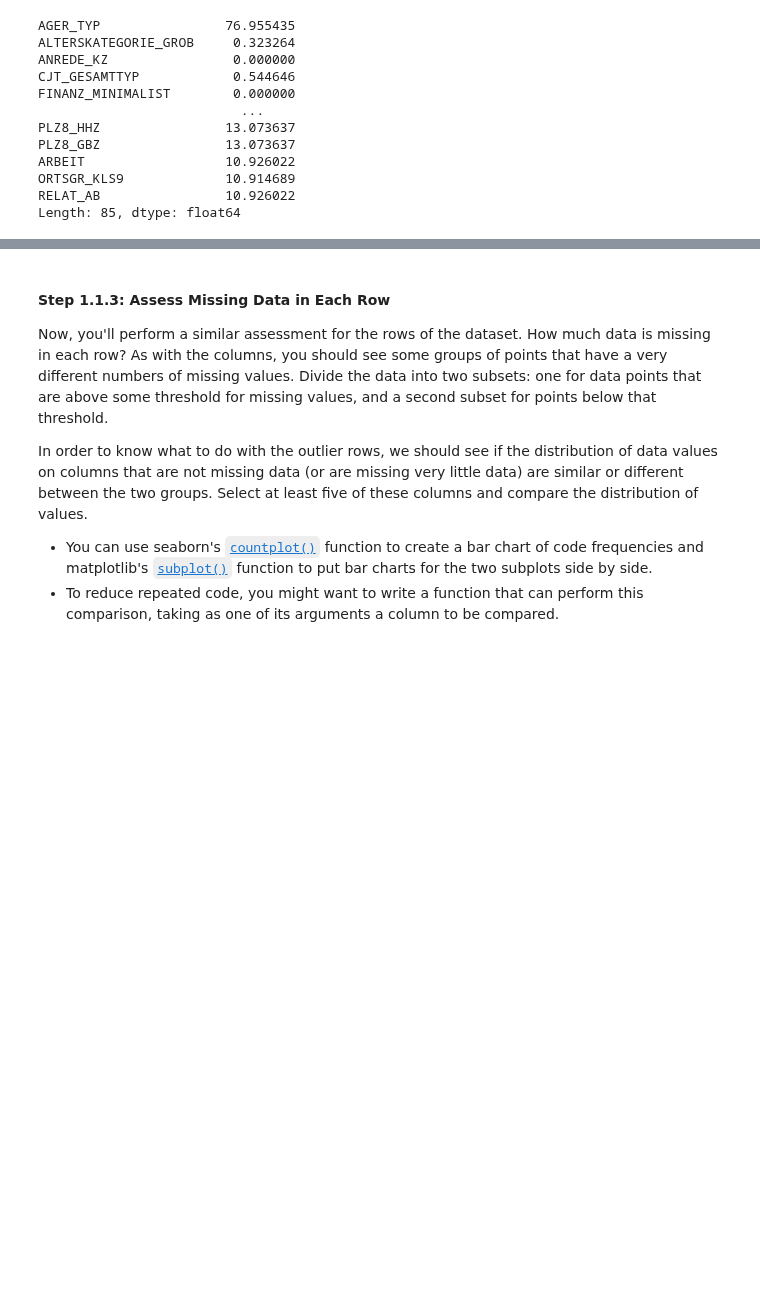
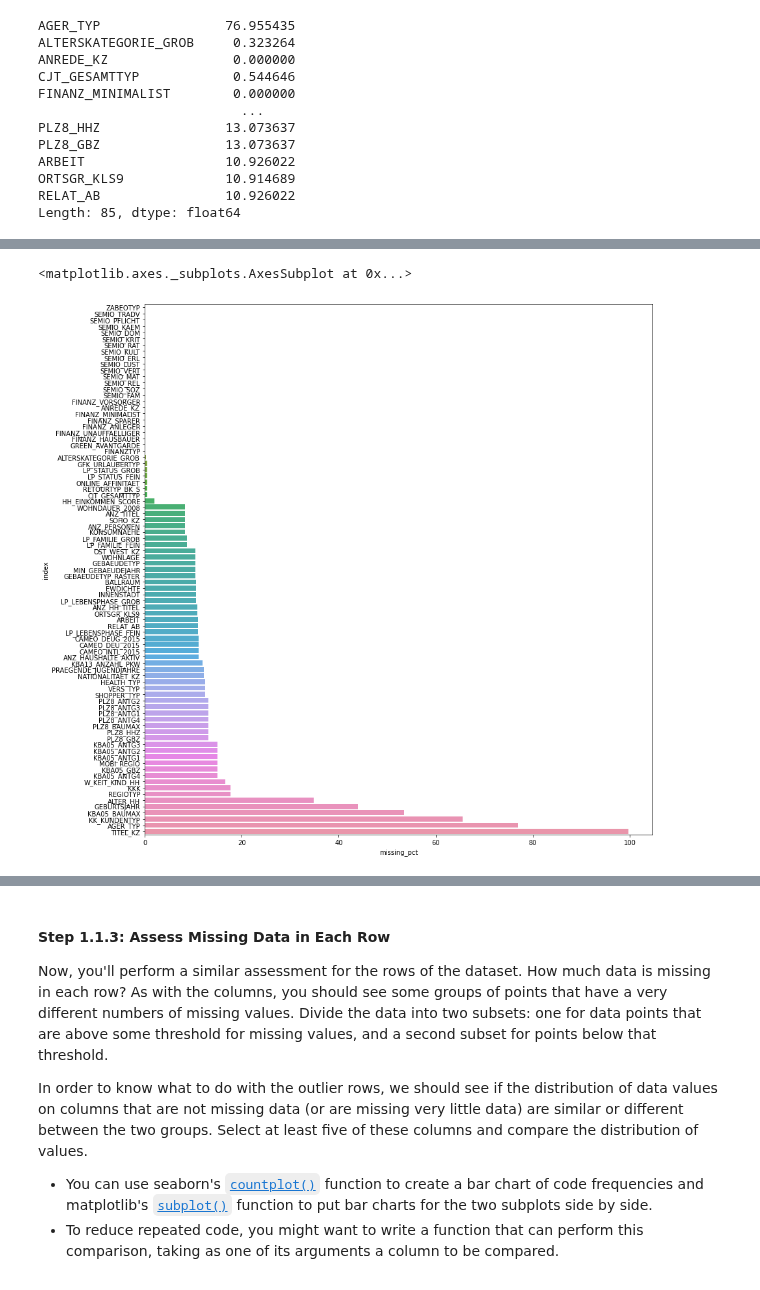
Before and after one commit to paulgureghian/Python_Notebooks, a Jupyter notebook: Create_Cust_Segments/Identify_Cust_Segments/identify_cust_segments.ipynb, the cells around one changed output, grey strips where cells are left out. Saved outputs shown, nothing was run; the diff lists cells and outputs as text; code cells hidden in the pictures; blank space fills up the shorter version.

```diff
--- a/Create_Cust_Segments/Identify_Cust_Segments/identify_cust_segments.ipynb
+++ b/Create_Cust_Segments/Identify_Cust_Segments/identify_cust_segments.ipynb
@@ -266,0 +307,11 @@ Length: 85, dtype: float64
+# %%
+# Plot the amount of missing data in each column.
+plt.figure(figsize=[14, 15])
+
+missing_pct_df = pd.DataFrame(missing_pct, columns=['missing_pct'])
+missing_pct_df.reset_index(inplace=True)
+
+sns.barplot(y=missing_pct_df['index'], x=missing_pct_df['missing_pct'])
+# %% [output]
+<matplotlib.axes._subplots.AxesSubplot at 0x...>
+[figure, added]
```
Also changed, not shown: parts of 9 cells of this notebook.
